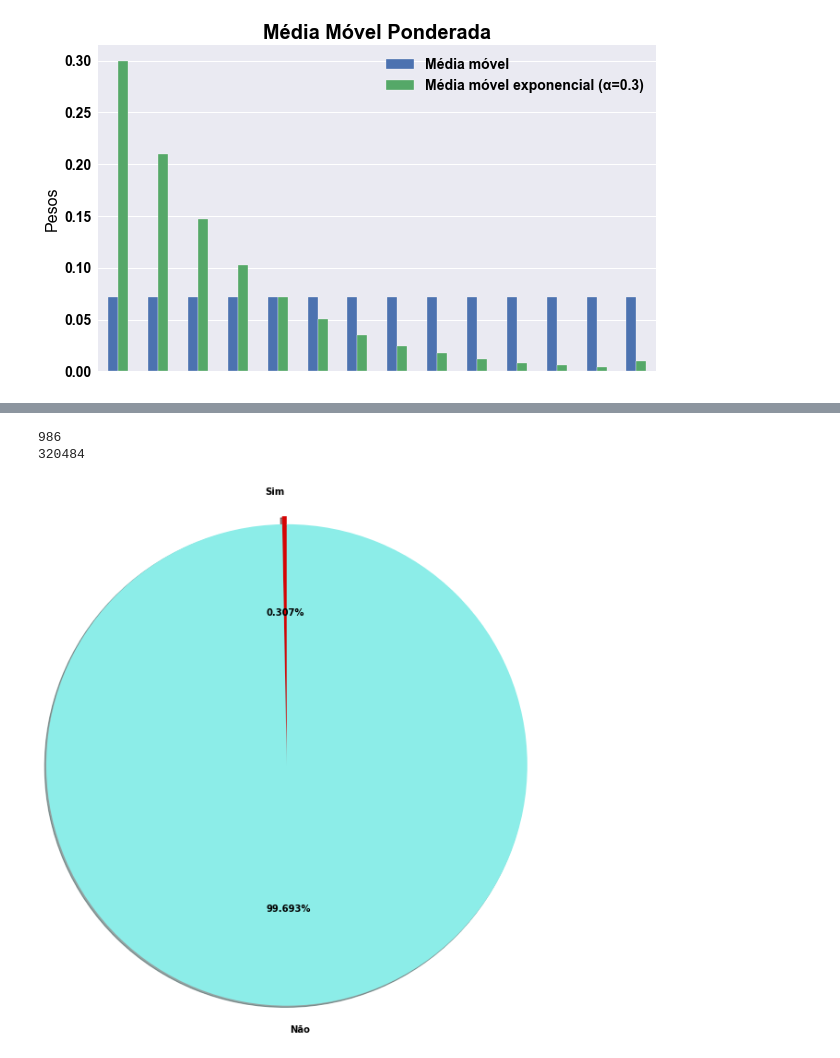
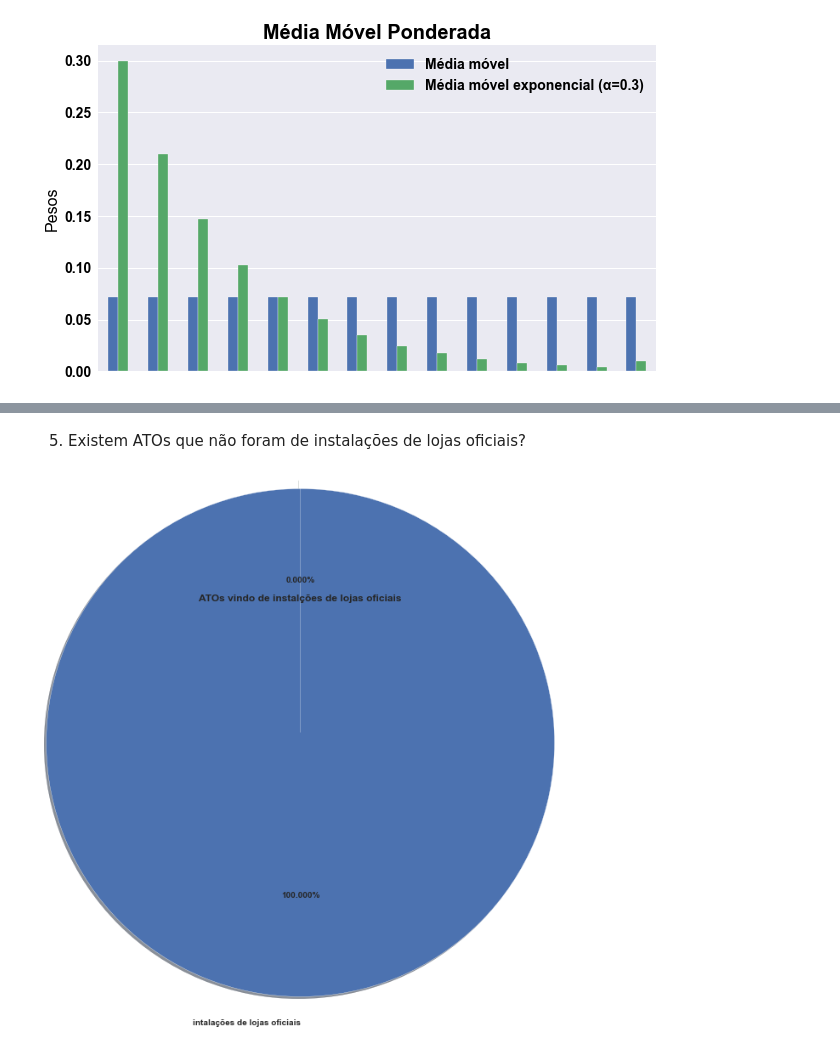
Before and after one commit to pedrosena138/projeto-if997, a Jupyter notebook: Projeto.ipynb, the cells around one changed output, grey strips where cells are left out. Drawn from its saved outputs; the diff is of its cells as text; code cells hidden in the pictures.

```diff
--- a/Projeto.ipynb
+++ b/Projeto.ipynb
@@ -258,7 +264,6 @@ logins_df.rename(columns={'device_age_ms': 'device_age_days'}, inplace=True)
 logins_df['day_of_week'] = logins_df['timestamp'].apply(lambda x: diaDaSemana(x))
 logins_df['probable_root_ato'] = logins_df.apply(lambda x: adicionaColunaAtoComRoot(x), axis=1)
 logins_df['is_from_official_store_ato'] = logins_df.apply(lambda x: adicionaColunaLojaAto(x), axis=1)
-logins_df['old_device_emulator'] = logins_df.apply(lambda x: adicionaColunaEmuladorIdadeDispositivo(x), axis=1)
 
 logins_df.head()
 # %% [output]
@@ -382,19 +359,12 @@ plotlib.show()
-# %%
-#Coluna ATO
-colunasATO = ['Sim', 'Não']
-valoresAto = new_dataframe[['account_id', 'ato']].drop_duplicates(subset='account_id')
-sim = valoresAto['ato']
-
-sim = sim[valoresAto['ato'] == True].sum()
-print(sim)
-nao = valoresAto['ato'].shape[0] - int(sim)
-print(nao)
-cores = ["#d60404", "#8cede8"]
-
-plotlib.pie([sim, nao], labels=colunasIdades, colors=cores, shadow=True, startangle=90, explode=[0.1,0], autopct='%1.3f%%', radius=3)
-#plotlib.pie(valoresAtoComVariosAcessos, labels=colunasIdades, colors=cores, shadow=True, startangle=90, explode=[0.1,0], autopct='%1.3f%%', radius=3)
-plotlib.show()
-# %% [output]
-986
-320484
-[figure, removed]
+# %% [markdown]
+5. Existem ATOs que não foram de instalações de lojas oficiais?
+# %%
+logins_ato = logins_df[logins_df['ato'] == 1]
+loja_oficial_ato = logins_ato[logins_ato['is_from_official_store_ato'] == 1].count()[0]
+not_loja_oficial_ato = logins_ato.shape[0] - loja_oficial_ato
+
+plt.pie([loja_oficial_ato, not_loja_oficial_ato], shadow=True, startangle=90, explode=[0.1,0], labels=['intalações de lojas oficiais', ''], autopct='%1.3f%%', radius=2.5)
+plt.title('ATOs vindos de instalções de lojas oficiais')
+plt.show()
+# %% [output]
+[figure, added]
```
Also changed, not shown: parts of 19 cells of this notebook.
